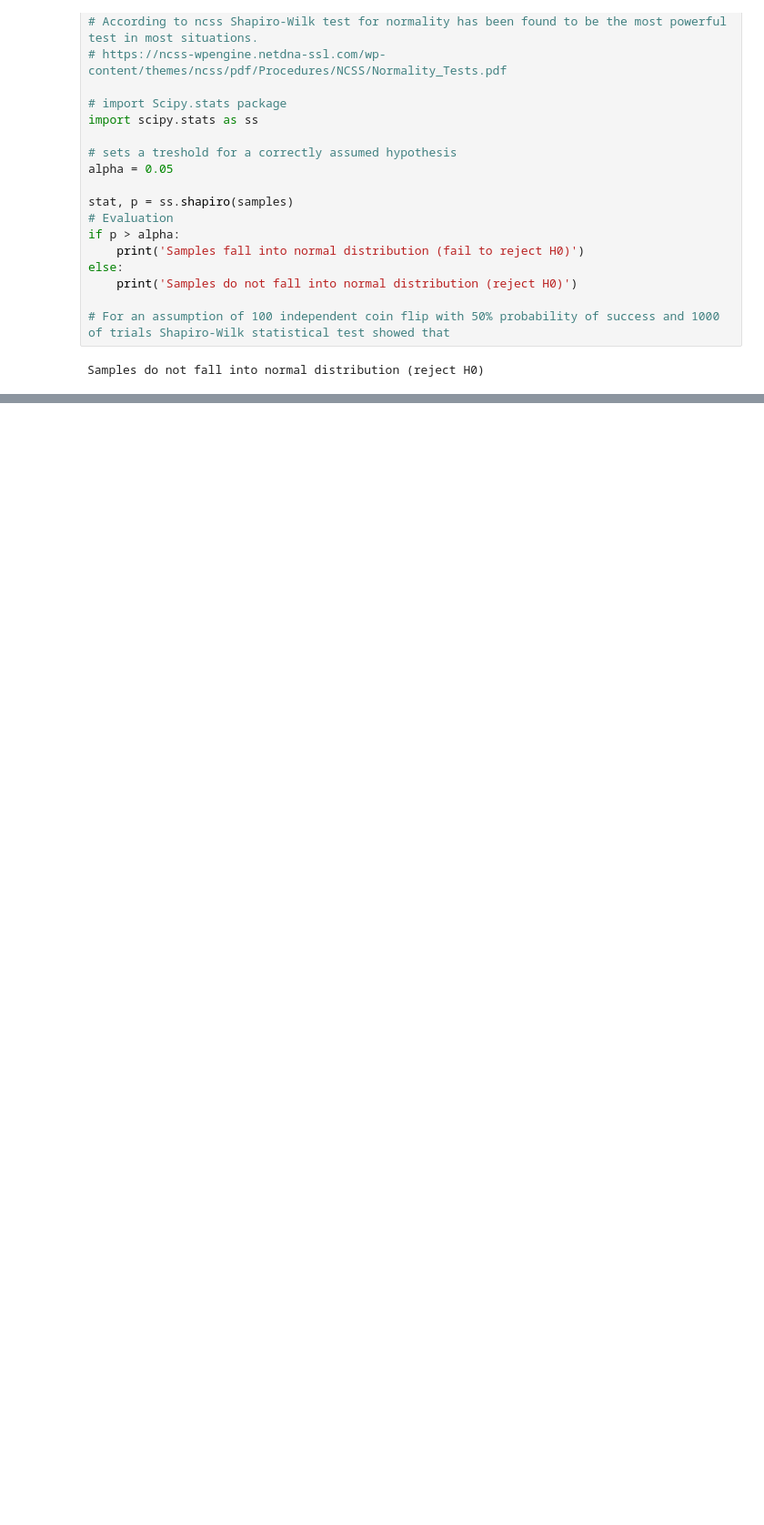
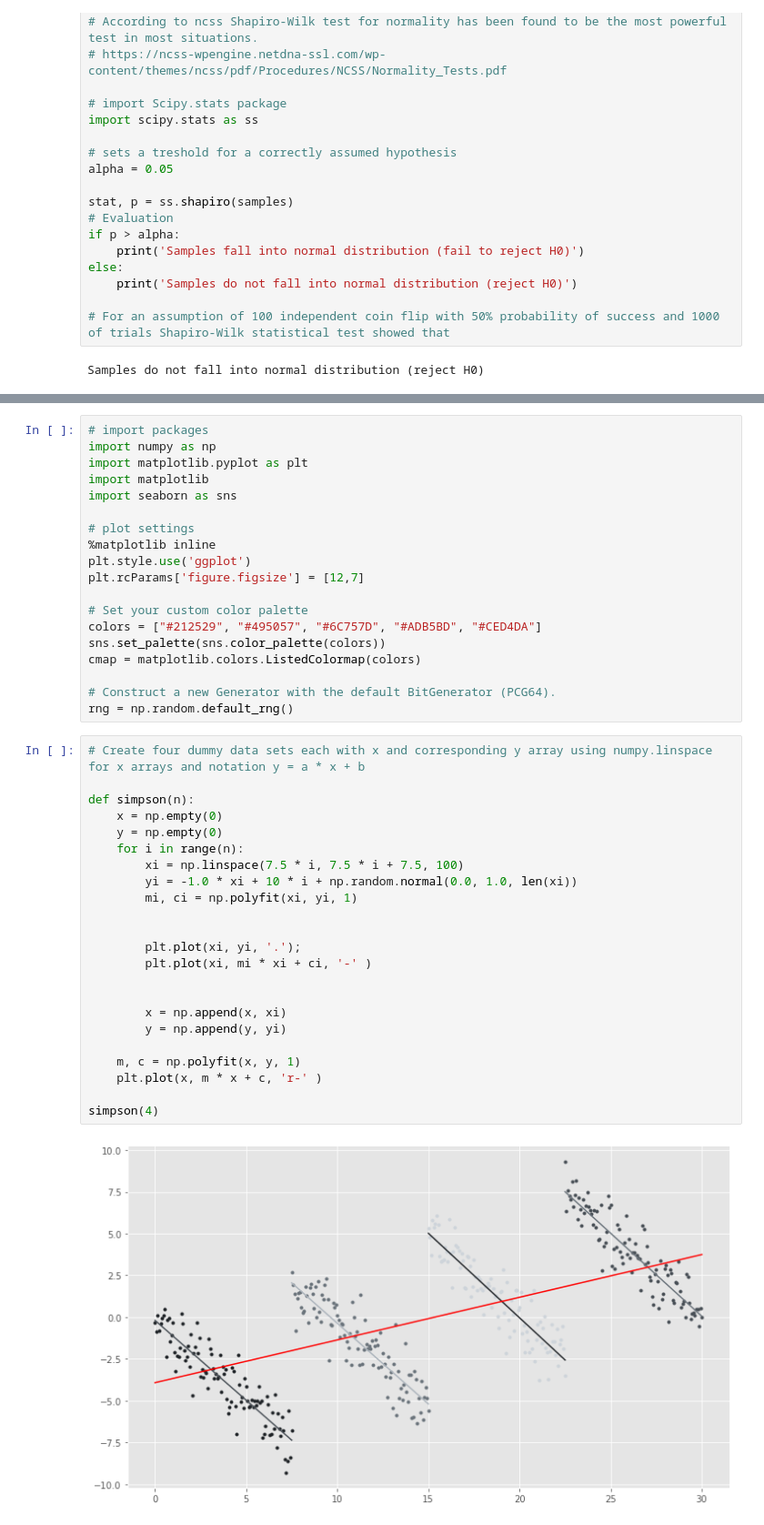
Before and after one commit to mizydorek/Fundamentals-of-Data-Analysis-Tasks-2020, a Jupyter notebook: tasks.ipynb, the cells around one changed output, grey strips where cells are left out. Shown: that part at 91% size. Drawn from its saved outputs; the diff is of its cells as text; blank space fills up the shorter version.

Commit message:
created four dummy sets for Simpson's paradox task

```diff
--- a/tasks.ipynb
+++ b/tasks.ipynb
@@ -291,0 +303,44 @@ Samples do not fall into normal distribution (reject H0)
+# %%
+# import packages
+import numpy as np
+import matplotlib.pyplot as plt
+import matplotlib
+import seaborn as sns
+
+# plot settings
+%matplotlib inline
+plt.style.use('ggplot')
+plt.rcParams['figure.figsize'] = [12,7]
+
+# Set your custom color palette
+colors = ["#212529", "#495057", "#6C757D", "#ADB5BD", "#CED4DA"]
+sns.set_palette(sns.color_palette(colors))
+cmap = matplotlib.colors.ListedColormap(colors)
+
+# Construct a new Generator with the default BitGenerator (PCG64).
+rng = np.random.default_rng()
+# %%
+# Create four dummy data sets each with x and corresponding y array using numpy.linspace for x arrays and notation y = a * x + b
+
+def simpson(n):
+    x = np.empty(0)
+    y = np.empty(0)
+    for i in range(n):
+        xi = np.linspace(7.5 * i, 7.5 * i + 7.5, 100)
+        yi = -1.0 * xi + 10 * i + np.random.normal(0.0, 1.0, len(xi))
+        mi, ci = np.polyfit(xi, yi, 1)
+
+
+        plt.plot(xi, yi, '.');
+        plt.plot(xi, mi * xi + ci, '-' )
+
+
+        x = np.append(x, xi)
+        y = np.append(y, yi)
+
+    m, c = np.polyfit(x, y, 1)
+    plt.plot(x, m * x + c, 'r-' )
+
+simpson(4)
+# %% [output]
+[figure, added]
```
Also changed, not shown: parts of 4 cells of this notebook.
